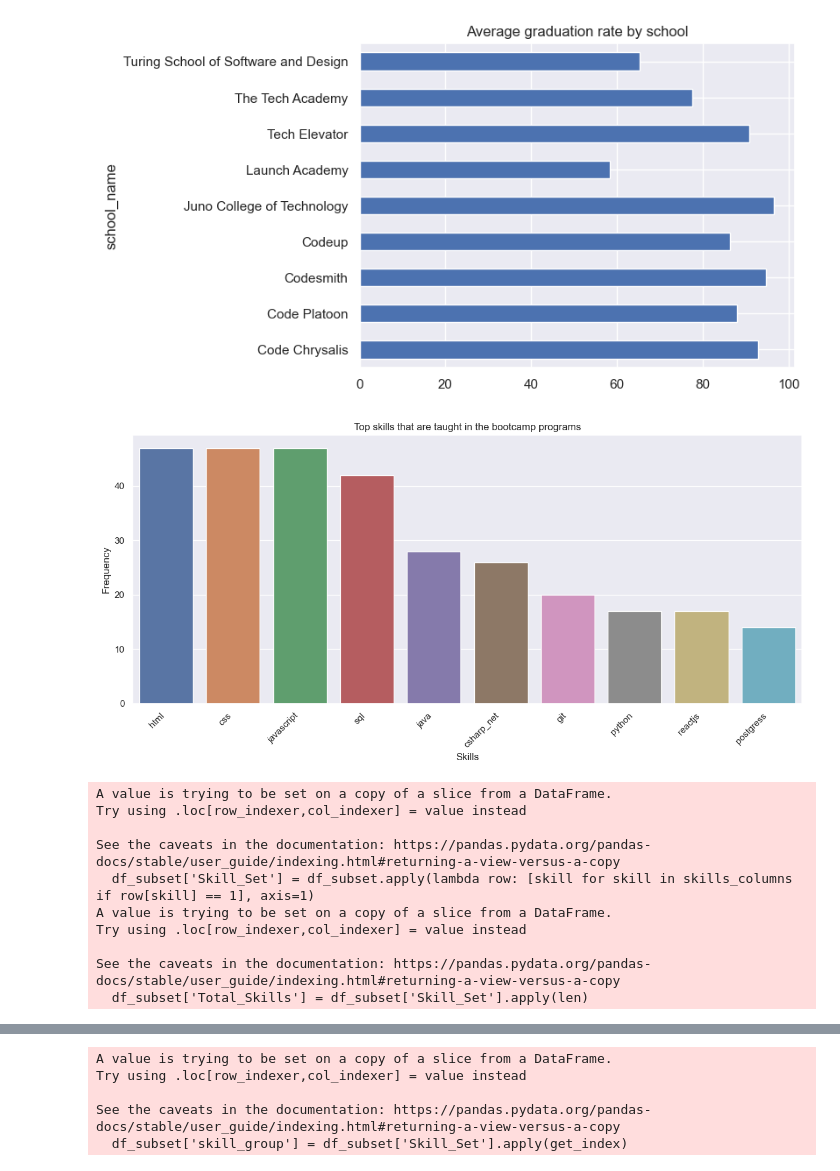
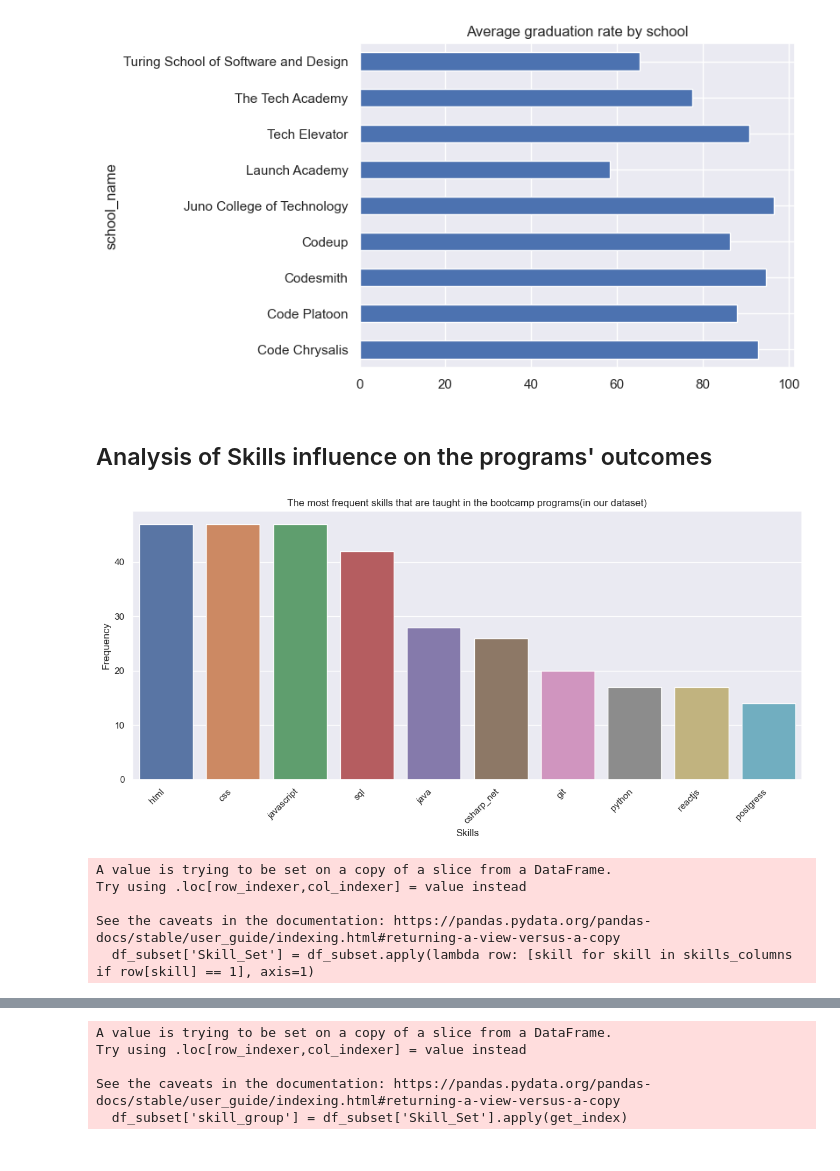
Before and after one commit to selena0391/bootcamps_edu, a Jupyter notebook: code/eda_2.ipynb, the cells around one changed output, grey strips where cells are left out. Cells and saved outputs as stored; diff of their text form; code cells hidden in the pictures.

```diff
--- a/code/eda_2.ipynb
+++ b/code/eda_2.ipynb
@@ -200,6 +218,8 @@ avg_graduation.plot(kind ='barh')
 plt.title('Average graduation rate by school');
 # %% [output]
 [figure]
+# %% [markdown]
+## Analysis of Skills influence on the programs' outcomes
 # %%
 # select just the columns containing skills
 cols =  ['java', 'csharp_net', 'html', 'css', 'javascript', 'es6', 'jquery',
@@ -220,16 +240,16 @@ skills_count = skills_count.sort_values(['skill_freq'],ascending=False)
 # %%
 fig, ax = plt.subplots(figsize=(12, 6))
 sns.barplot(data=skills_count[:10], x=skills_count[:10].index, y=skills_count[:10]['skill_freq'], ax=ax)
-ax.set_title("Top skills that are taught in the bootcamp programs")
+ax.set_title("The most frequent skills that are taught in the bootcamp programs(in our dataset)")
 ax.set_xlabel("Skills")
 ax.set_ylabel("Frequency")
 plt.xticks(rotation=45, ha='right')
 plt.tight_layout();
 # %% [output]
-[figure, old version]
+[figure, new version]
 # %%
 skills_columns = ['program_name','java', 'csharp_net', 'html', 'css', 'javascript', 'es6', 'jquery', 'nodejs', 'reactjs', 'redux', 'heroku', 'sql', 'mysql', 'postgress', 'mongodb', 'firebase', 'git', 'spring', 'api', 'applied_stats', 'python', 'r', 'regression', 'classification', 'clustering', 'time_series_analysis', 'anomaly_detection', 'language_processing', 'machine_learning', 'advanced_topics', 'story_telling_with_data', 'domain_expertise_development']
-salary_columns = ['employed_infield_180days']
+salary_columns = ['employed_infield_180days', 'median_annual_salary180days']
 
 # Subset the dataframe to include only the relevant columns
 df_subset = df[skills_columns + salary_columns]
@@ -237,16 +257,11 @@ df_subset = df[skills_columns + salary_columns]
 # Create a new column with a list of present skills for each row
 df_subset['Skill_Set'] = df_subset.apply(lambda row: [skill for skill in skills_columns if row[skill] == 1], axis=1)
 
-# Calculate the total number of skills present in the program for each row
-df_subset['Total_Skills'] = df_subset['Skill_Set'].apply(len)
+# # Calculate the total number of skills present in the program for each row
+# df_subset['Total_Skills'] = df_subset['Skill_Set'].apply(len)
 # %% [output]
 A value is trying to be set on a copy of a slice from a DataFrame.
 Try using .loc[row_indexer,col_indexer] = value instead
 
 See the caveats in the documentation: https://pandas.pydata.org/pandas-docs/stable/user_guide/indexing.html#returning-a-view-versus-a-copy
   df_subset['Skill_Set'] = df_subset.apply(lambda row: [skill for skill in skills_columns if row[skill] == 1], axis=1)
-A value is trying to be set on a copy of a slice from a DataFrame.
-Try using .loc[row_indexer,col_indexer] = value instead
-
-See the caveats in the documentation: https://pandas.pydata.org/pandas-docs/stable/user_guide/indexing.html#returning-a-view-versus-a-copy
-  df_subset['Total_Skills'] = df_subset['Skill_Set'].apply(len)
```
Also changed, not shown: parts of 34 cells of this notebook.
